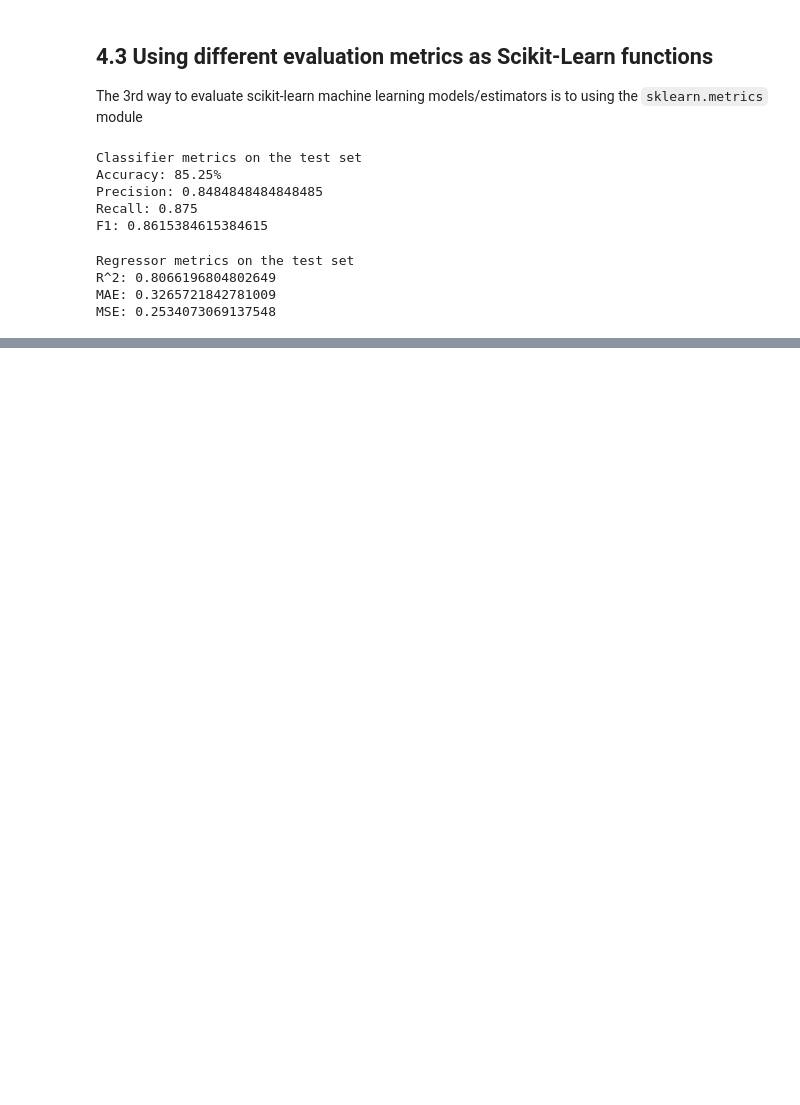
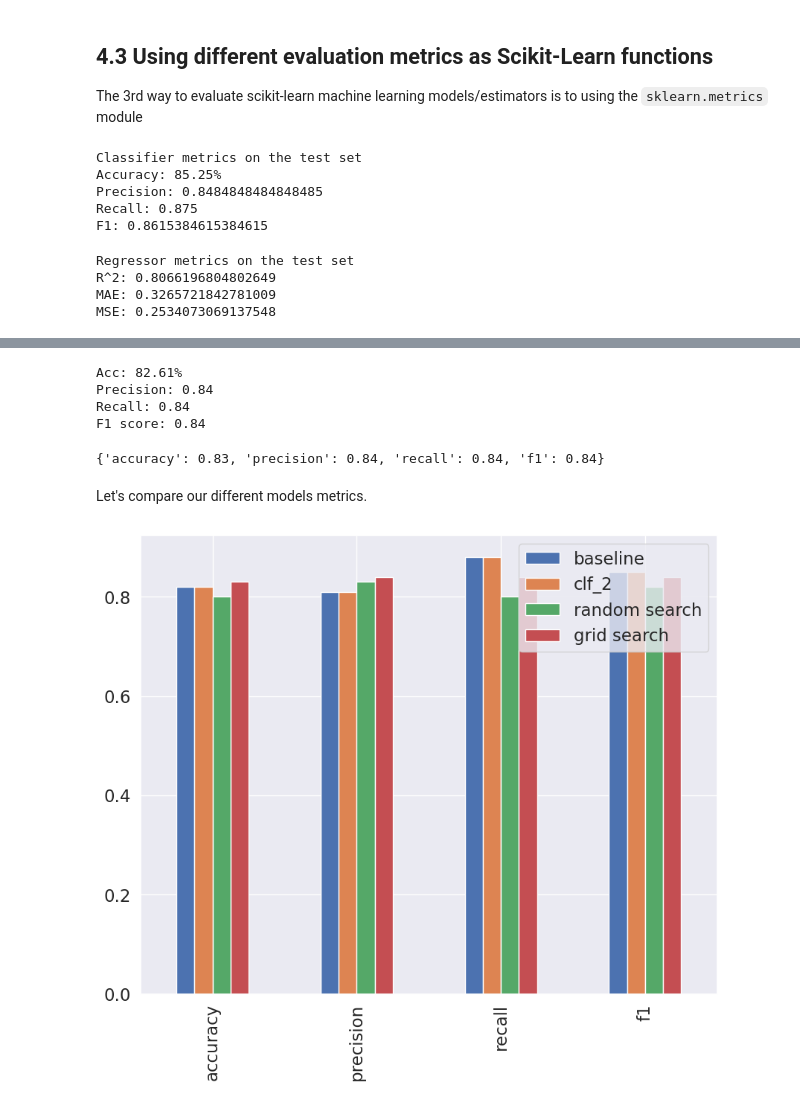
Before and after one commit to danhenriquex/Learning_Data_Science, a Jupyter notebook: machine-learning/machine-learning.ipynb, the cells around one changed output, grey strips where cells are left out. Drawn from its saved outputs; the diff is of its cells as text; code cells hidden in the pictures; blank space fills up the shorter version.

Commit message:
finishing tuning hyperparameters

```diff
--- a/machine-learning/machine-learning.ipynb
+++ b/machine-learning/machine-learning.ipynb
@@ -1665,0 +1831,15 @@ MSE: 0.2534073069137548
+# %%
+clf_3 = RandomForestClassifier(n_estimators=100,
+                               max_depth=10)
+
+clf_3.fit(X_train, y_train)
+
+# Make predictions with different hyperparameters
+
+y_preds_3 = clf_3.predict(X_valid)
+
+# Evaluate the 3rd classifier
+
+clf_3_metrics = evaluate_preds(y_valid, y_preds_3)
+
+clf_3_metrics
@@ -1665,0 +1918,10 @@ MSE: 0.2534073069137548
+# %%
+# Make predictions with the best hyperparameters
+
+rs_y_preds = rs_clf.predict(X_test)
+
+# Evaluate the predictions
+
+rs_metrics = evaluate_preds(y_test, rs_y_preds)
+
+rs_metrics
@@ -1665,0 +2005,27 @@ MSE: 0.2534073069137548
+# %%
+# Make predictions with the best hyperparameters
+
+gs_y_preds = gs_clf.predict(X_test)
+
+# Evaluate the predictions
+
+gs_metrics = evaluate_preds(y_test, gs_y_preds)
+
+gs_metrics
+# %% [output]
+Acc: 82.61%
+Precision: 0.84
+Recall: 0.84
+F1 score: 0.84
+{'accuracy': 0.83, 'precision': 0.84, 'recall': 0.84, 'f1': 0.84}
+# %% [markdown]
+Let's compare our different models metrics.
+# %%
+compare_metrics = pd.DataFrame({"baseline": baseline_metrics,
+                               "clf_2": clf_2_metrics,
+                               "random search": rs_metrics,
+                               "grid search": gs_metrics})
+
+compare_metrics.plot.bar(figsize=(10, 8));
+# %% [output]
+[figure, added]
```
Also changed, not shown: parts of 34 cells of this notebook.
